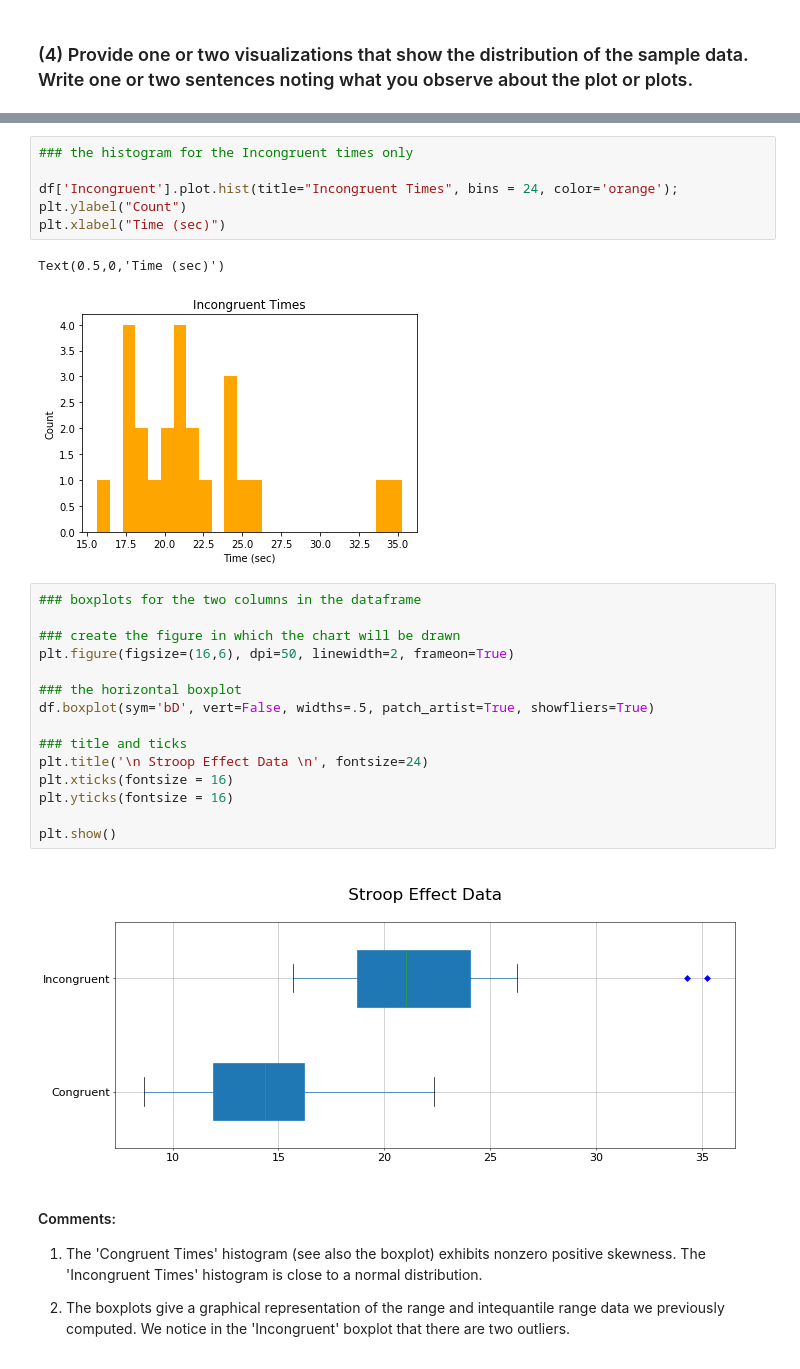
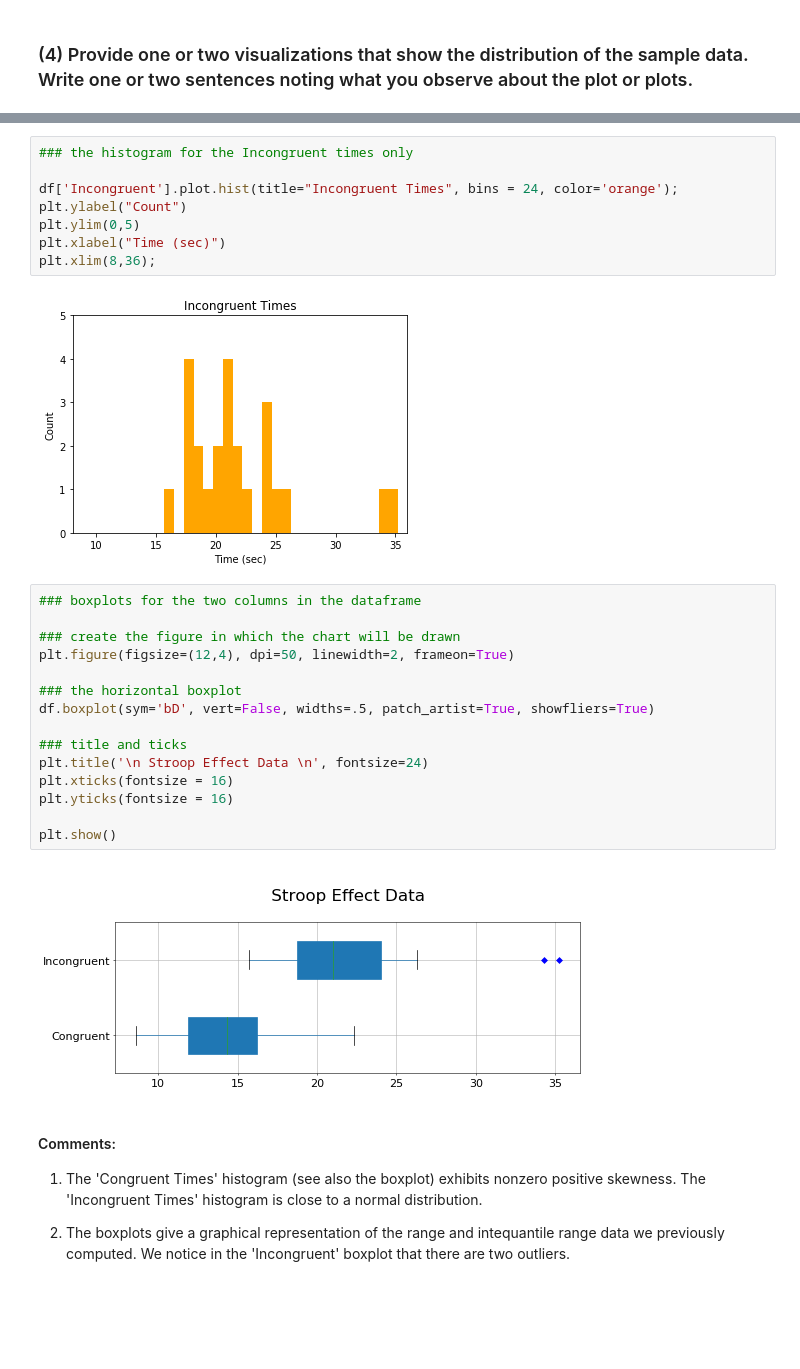
Before and after one commit to SolanaO/dand_t2_p1, a Jupyter notebook: Test a Perceptual Phenomenon.ipynb, the cells around one changed output, grey strips where cells are left out. Cells and saved outputs as stored; diff of their text form; blank space fills up the shorter version.

```diff
--- a/Test a Perceptual Phenomenon.ipynb
+++ b/Test a Perceptual Phenomenon.ipynb
@@ -109,27 +121,28 @@ Text(0.5,0,'Time (sec)')
 
 df['Incongruent'].plot.hist(title="Incongruent Times", bins = 24, color='orange');
 plt.ylabel("Count")
+plt.ylim(0,5)
 plt.xlabel("Time (sec)")
+plt.xlim(8,36);
 # %% [output]
-Text(0.5,0,'Time (sec)')
-[figure, old version]
+[figure, new version]
 # %%
 ### boxplots for the two columns in the dataframe
 
 ### create the figure in which the chart will be drawn
-plt.figure(figsize=(16,6), dpi=50, linewidth=2, frameon=True)
+plt.figure(figsize=(12,4), dpi=50, linewidth=2, frameon=True)
 
 ### the horizontal boxplot
 df.boxplot(sym='bD', vert=False, widths=.5, patch_artist=True, showfliers=True)
 
 ### title and ticks
 plt.title('\n Stroop Effect Data \n', fontsize=24)
 plt.xticks(fontsize = 16)
 plt.yticks(fontsize = 16)
 
 plt.show()
 # %% [output]
-[figure, old version]
+[figure, new version]
 # %% [markdown]
 #### Comments:
 
```
Also changed, not shown: parts of 20 cells of this notebook, 1 other file.
